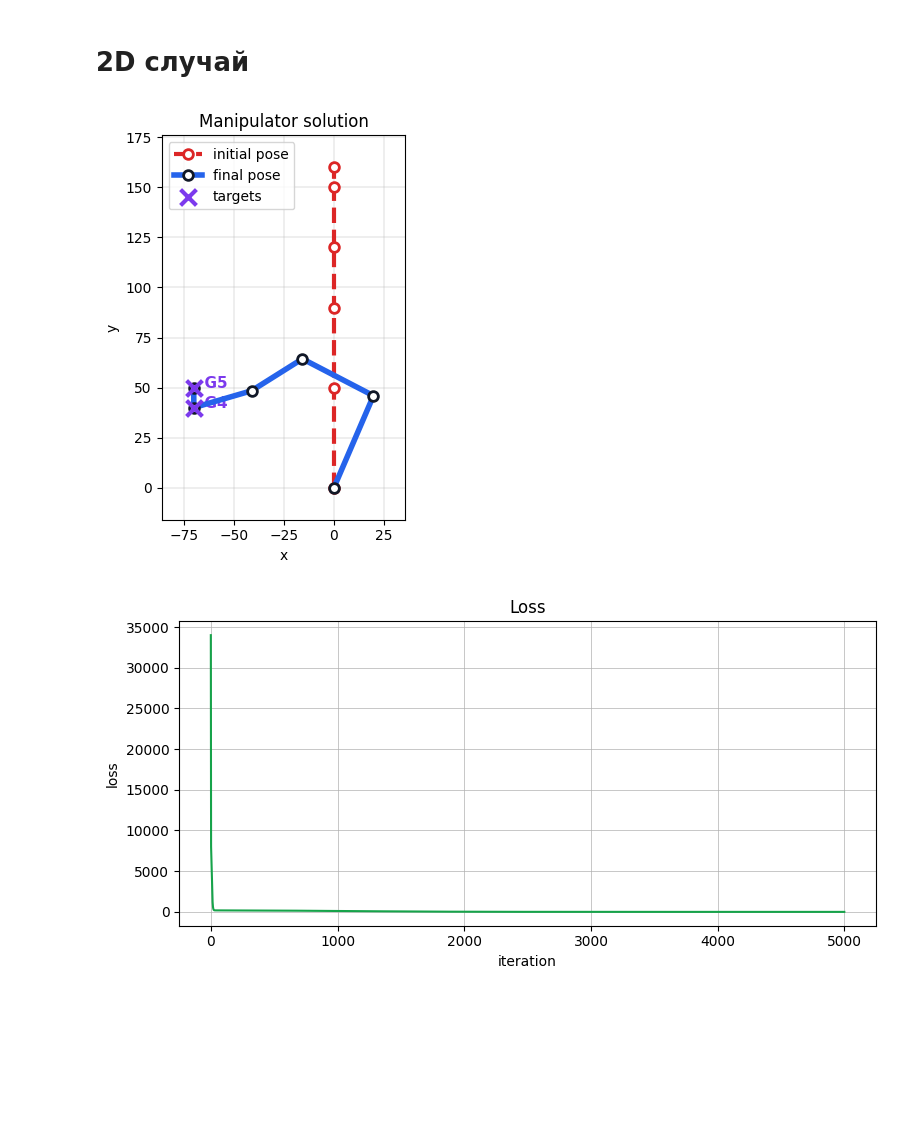
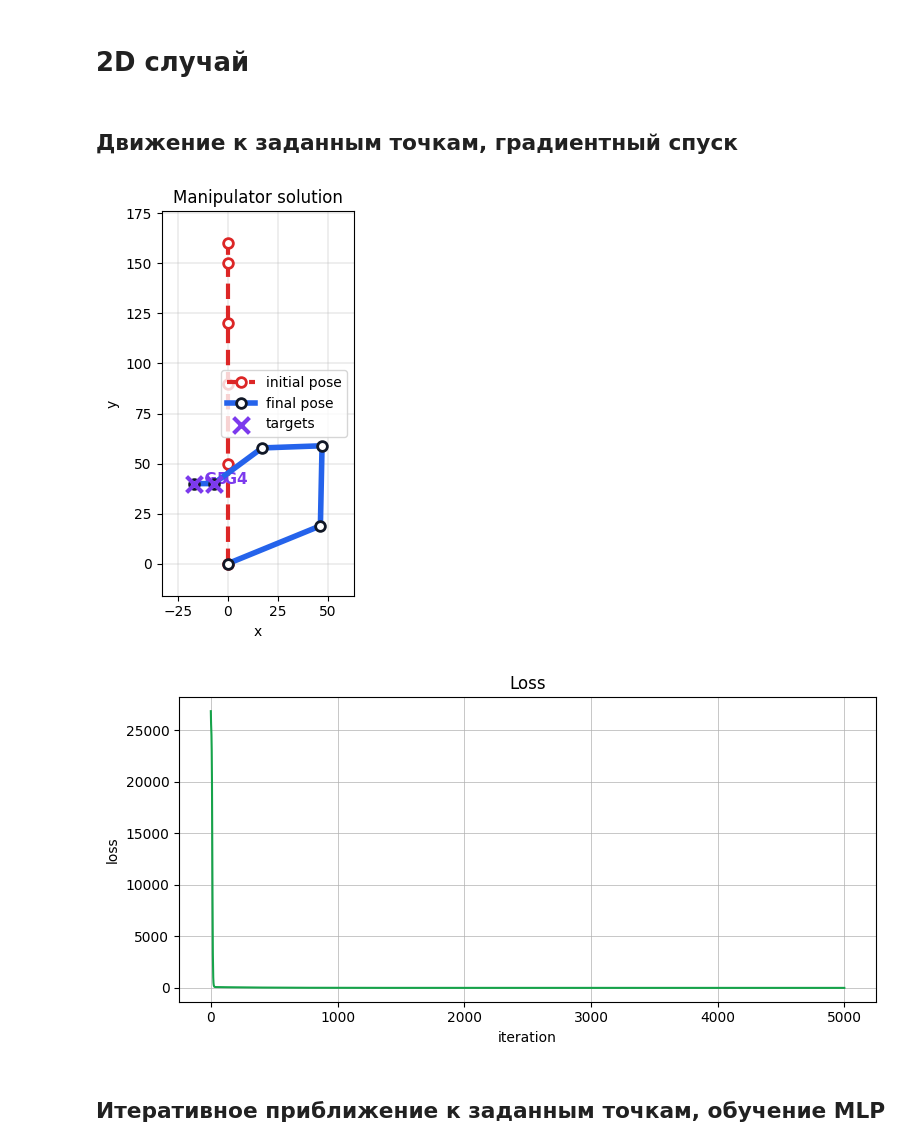
Before and after one commit to n-sukhov/manipulator-ml-control, a Jupyter notebook: manipulator_ml_control.ipynb, the cells around one changed output. Saved outputs shown, nothing was run; the diff lists cells and outputs as text; code cells hidden in the pictures; blank space fills up the shorter version.

```diff
--- a/manipulator_ml_control.ipynb
+++ b/manipulator_ml_control.ipynb
@@ -1,5 +1,7 @@
 # %% [markdown]
 # 2D случай
+# %% [markdown]
+## Движение к заданным точкам, градиентный спуск
 # %%
 import matplotlib.pyplot as plt
 import numpy as np
@@ -8,9 +10,15 @@ class Robot:
     def __init__(
             self,
             link_lengths=[50, 40, 30, 30],
-            theta_array=[np.pi/2, 0, 0, 0]
+            theta_array=[np.pi/2, 0, 0, 0],
+            link_widths = None
         ):
+        self._Thetas = None
         self.links = np.asarray(link_lengths)
+        if link_widths is None:
+            self.link_width = np.ones_like(self.links) * 10
+        else:
+            self.link_width = np.asarray(link_widths)
         self.set_pose(theta_array)
 
     def forward_kinematics(self, theta_array, change_robot_conf=False) -> np.ndarray:
@@ -41,7 +49,7 @@ class Robot:
 
     def set_pose(self, theta_array) -> None:
         self._Thetas = np.asarray(theta_array)
-        assert self.links.size == self._Thetas.size, "Size of theta_array must be equal to link_lengths's size!"
+        assert (self.links.size == self._Thetas.size) and (self.link_width.size == self._Thetas.size), "Size of theta_array must be equal to link's sizes!"
 
     def get_pose(self) -> np.array:
         return self._Thetas
@@ -202,34 +210,36 @@ robot = Robot(
     link_lengths=[50, 40, 30, 30, 10],
     theta_array=[np.pi / 2, 0, 0, 0, 0],
 )
 
 theta_start = robot.get_pose().copy()
 
 target_indices = [3, 4]
 target_points = np.array([
-    [-70, 40],
-    [-70, 50]
+    [-7, 40],
+    [-17, 40]
 ])
 
 theta_final, loss_history = solve_regression(
     robot,
     target_indices,
     target_points,
     theta_init=theta_start,
     lr=1e-5,
     max_iter=5000
 )
 
 plot_robot_solution(
     robot,
     theta_start,
     theta_final,
     target_indices,
     target_points,
     "python_data/robot_solution1.png"
 )
 
 plot_loss(loss_history, "python_data/loss1.png")
 # %% [output]
-[figure, old version]
+[figure, new version]
-[figure, old version]
+[figure, new version]
+# %% [markdown]
+## Итеративное приближение к заданным точкам, обучение MLP
```
Also changed, not shown: parts of 1 cell of this notebook, 6 other files.
